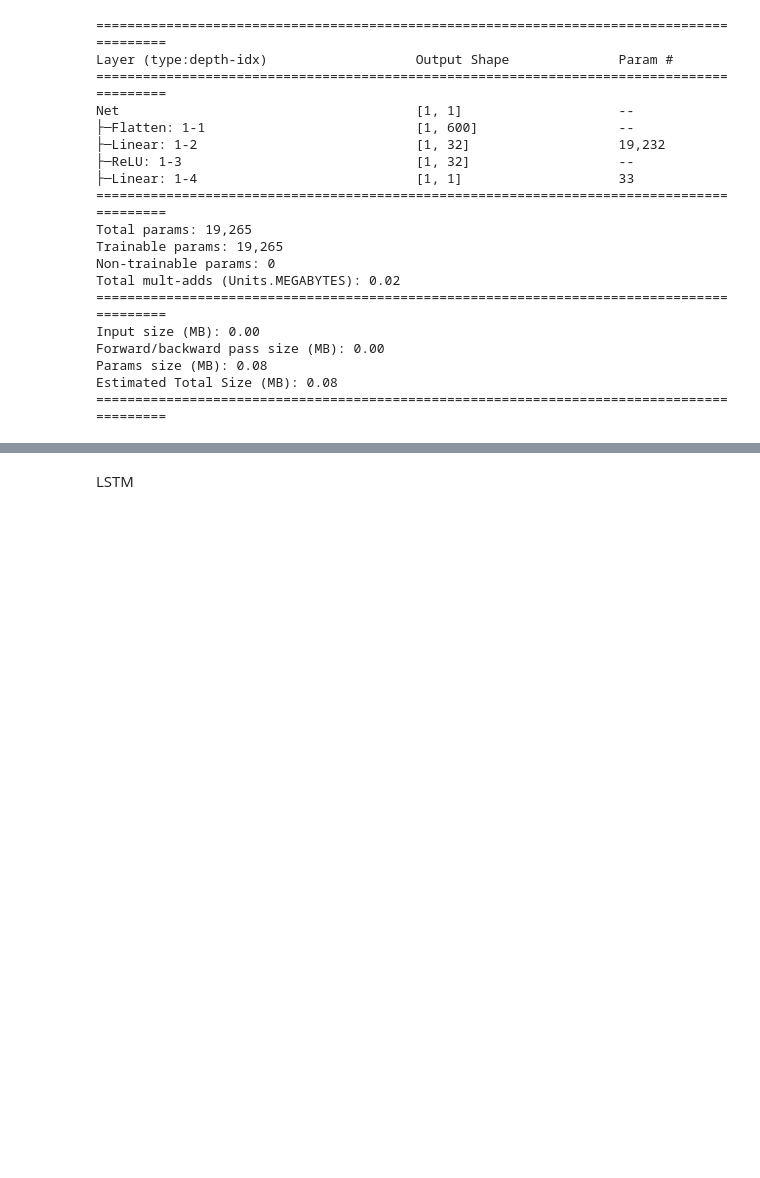
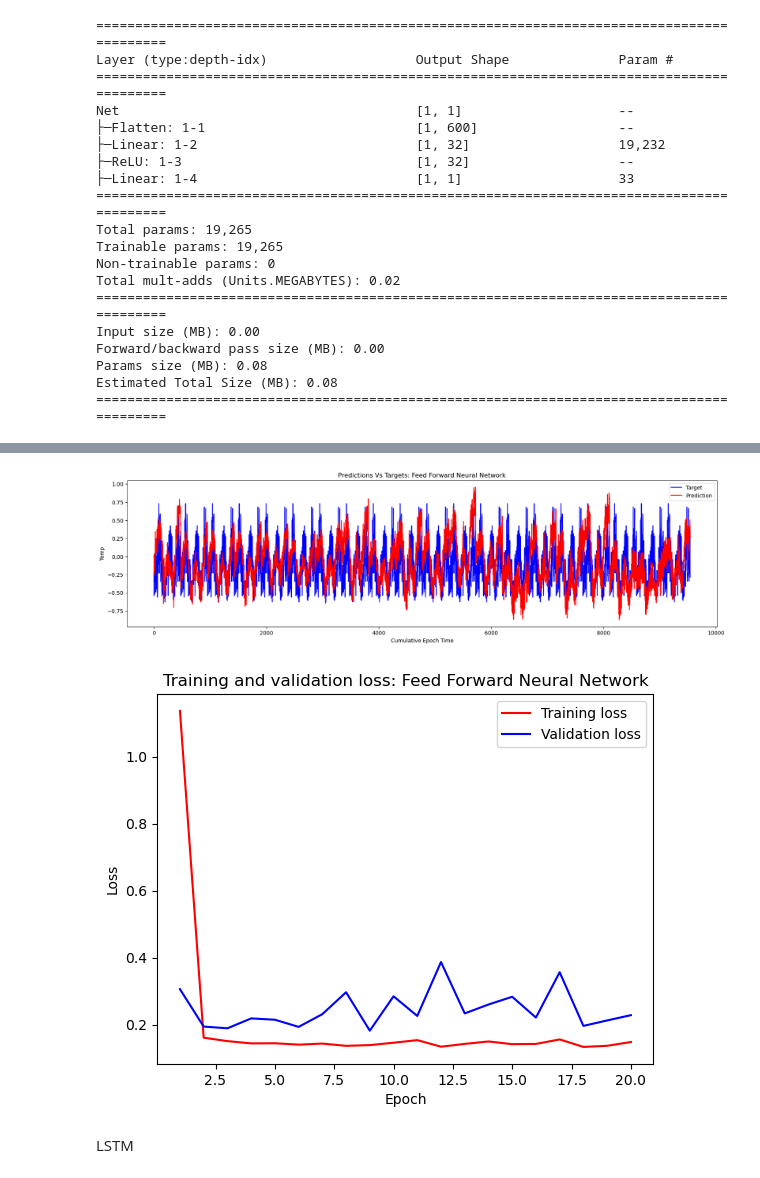
Before and after one commit to andygarcia830/lt5_ml3_hw3, a Jupyter notebook: ML3 - HW3 - LT5.ipynb, the cells around one changed output, grey strips where cells are left out. Drawn from its saved outputs; the diff is of its cells as text; code cells hidden in the pictures; blank space fills up the shorter version.

Commit message:
Added MAPE and Summary

```diff
--- a/ML3 - HW3 - LT5.ipynb
+++ b/ML3 - HW3 - LT5.ipynb
@@ -377,15 +385,16 @@ def evaluate_naive_method(loader):
         preds = samples[:, -1 , 1]  # last time step's temperature as prediction
         print(preds.shape)
         # print(f'SAMPLES {samples.shape} PREDS {preds.shape} TARGETS {targets.shape}')
-        mae = torch.mean(torch.abs(preds - targets))
-        maes.append(mae.item())
+        mae = mean_absolute_error(targets, preds)
+        mape = mean_absolute_percentage_error(targets, preds)
+        maes.append((mae, mape))
         pred_history += (preds)
         target_history += (targets)
-    return (np.mean(maes), pred_history, target_history)
+    return min(maes), pred_history, target_history
 
 # Evaluate
 naive_mae, pred_history, target_history = evaluate_naive_method(val_loader)
-print(f"Naive method MAE on validation set: {naive_mae}")
+print(f"Best Naive method MAE on validation set: {min(naive_mae)}")
 # %% [output]
 torch.Size([120, 120, 5])
 torch.Size([120])
@@ -399,3 +408,5 @@ Naive method MAE on validation set: 0.34700434654951096
+# %%
+results.append({'model':'Naive', 'order/epochs': 'N/A', 'MAE': naive_mae[0], 'MAPE': naive_mae[1]})
 # %%
 import matplotlib.pyplot as plt
 
@@ -514,6 +531,7 @@ def run_model(model, name, num_epochs):
                 for inputs, targets in val_loader:
                     outputs = model(inputs.to(device))
                     loss = criterion(outputs, targets.unsqueeze(1).to(device))
+                    mape = mean_absolute_percentage_error( targets.cpu(), outputs.cpu())
                     val_loss += loss.item()
                     # train_loss += loss.item()
                     output_shape = outputs.cpu().detach().numpy()[:,0].shape[0]
@@ -525,7 +543,7 @@ def run_model(model, name, num_epochs):
 
             # Average validation loss for this epoch
             val_loss /= len(val_loader)
-            val_losses.append(val_loss)  # Store the average validation loss for plotting
+            val_losses.append((val_loss,mape))  # Store the average validation loss for plotting
 
             # Print statistics
             print(f'Epoch {epoch+1}/{epochs}, Train Loss: {train_loss:.4f}, Val Loss: {val_loss:.4f}')
@@ -537,7 +555,9 @@ def run_model(model, name, num_epochs):
     pred_history, target_history, train_losses, val_losses = train_model(model, train_loader, val_loader, epochs=num_epochs)
     x_axis = range(1, len(pred_history) + 1)
 
-    print(f'\n\n\nLowest Validation Error: {min(val_losses)} at {np.argmin(val_losses) + 1} epochs')
+    best_epoch = np.argmin(val_losses) + 1
+
+    print(f'\n\n\nLowest Validation Error: {min(val_losses)} at {best_epoch} epochs')
 
     plt.figure(figsize=(20,5))
     plt.plot(x_axis, target_history, 'b', label='Target')
@@ -559,12 +579,11 @@ def run_model(model, name, num_epochs):
     plt.figure()
 
     plt.plot(epochs, clipped_train_losses, 'r', label='Training loss')
-    plt.plot(epochs, clipped_val_losses, 'b', label='Validation loss')
+    plt.plot(epochs, clipped_val_losses[:,0], 'b', label='Validation loss')
     plt.title(f'Training and validation loss: {name}')
     plt.xlabel('Epoch')
     plt.ylabel('Loss')
     plt.legend()
 
     plt.show()
+    return min(val_losses), best_epoch,
-# %%
-run_model(ffnn, 'Feed Forward Neural Network', num_epochs)
@@ -590,0 +590,5 @@ Lowest Validation Error: 0.17927799932658672 at 2 epochs
+# %%
+val_losses, epochs = run_model(ffnn, 'Feed Forward Neural Network', num_epochs)
+
+results.append({'model':'FFNN', 'order/epochs': epochs, 'MAE': val_losses[0], 'MAPE': val_losses[1]})
+# %% [output]
@@ -591,3 +612,5 @@ Lowest Validation Error: 0.17927799932658672 at 2 epochs
+[figure, added]
+[figure, added]
 # %% [markdown]
 LSTM
 # %%
```
Also changed, not shown: parts of 20 cells of this notebook.
